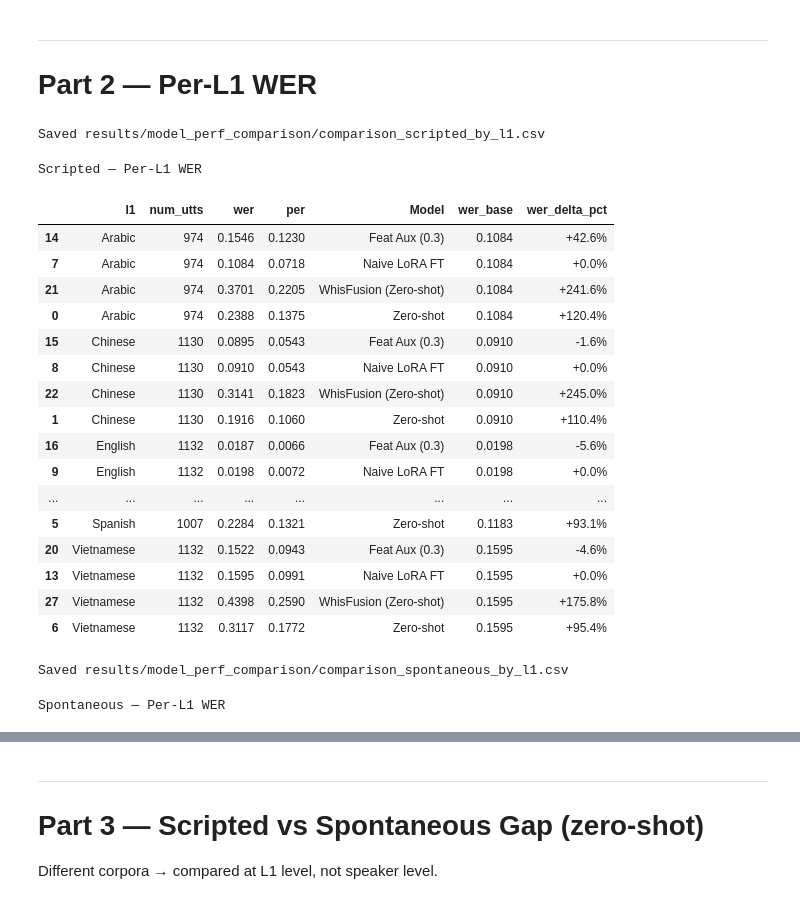
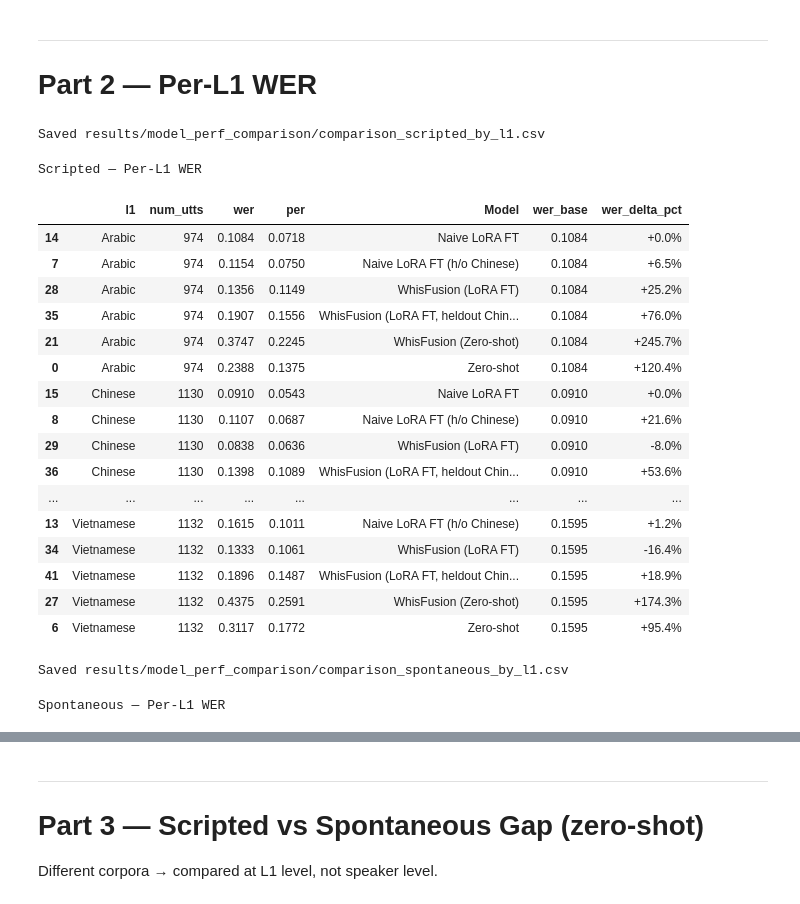
Before and after one commit to Tisya-V/accent-robust-asr, a Jupyter notebook: src/eval/model_performance_comparison.ipynb, the cells around one changed output, grey strips where cells are left out. Cells and saved outputs as stored; diff of their text form; code cells hidden in the pictures.

```diff
--- a/src/eval/model_performance_comparison.ipynb
+++ b/src/eval/model_performance_comparison.ipynb
@@ -25,16 +25,18 @@ RESULTS_DIR = "results/model_perf_comparison"
 # Keys must match {model_key} in CSV filenames; values are display labels
 MODEL_KEYS = {
     "baseline":      "Zero-shot",
-    # "baseline_lora": "Naive LoRA FT",
+    "no_aux_heldout_chinese": "Naive LoRA FT (h/o Chinese)",
     "no_aux":        "Naive LoRA FT",
     # "no_aux_heldout_chinese":        "Naive LoRA FT (heldout Chinese)",
     # "ctc_aux_l3":    "CTC Aux",
     # "feat_aux":      "Feat Aux",
     # "feat_aux_heldout_chinese":      "Feat Aux (heldout Chinese)",
-    "feat_aux0p3":      "Feat Aux (0.3)",
+    # "feat_aux0p3":      "Feat Aux (0.3)",
     # "both_aux":      "CTC + Feat",
 
     "whisfusion": "WhisFusion (Zero-shot)",
+    "whisfusion_ft": "WhisFusion (LoRA FT)",
+    "whisfusion_ft_hoc": "WhisFusion (LoRA FT, heldout Chinese)",
 }
 SPLITS = ["scripted", "spontaneous"]
 # %%
@@ -238,59 +248,77 @@ for split in SPLITS:
         (l1_df["wer"] - l1_df["wer_base"]) / l1_df["wer_base"] * 100
     )
 
     l1s = sorted(l1_df["l1"].unique())
 
+    # Explicit model order (left -> right inside each L1 group)
+    model_order = [
+        "baseline",
+        "no_aux",
+        "no_aux_heldout_chinese",
+        "whisfusion",
+        "whisfusion_ft",
+        "whisfusion_ft_hoc",
+    ]
+
+    # Keep only models present in MODEL_KEYS/results for this split
+    ordered_items = [
+        (k, MODEL_KEYS[k])
+        for k in model_order
+        if k in MODEL_KEYS and available(k, split)
+    ]
+
     fig = go.Figure()
-    for key, label in MODEL_KEYS.items():
+    for key, label in ordered_items:
         sub = l1_df[l1_df["Model"] == label].set_index("l1")
         fig.add_trace(go.Bar(
-            name = label,
-            x    = l1s,
-            y    = [sub.loc[l, "wer"] if l in sub.index else None for l in l1s],
-            text = [f"{sub.loc[l, 'wer']:.1%}" if l in sub.index else "" for l in l1s],
-            textposition = "outside",
+            name=label,
+            x=l1s,
+            y=[sub.loc[l, "wer"] if l in sub.index else None for l in l1s],
+            text=[f"{sub.loc[l, 'wer']:.1%}" if l in sub.index else "" for l in l1s],
+            textposition="outside",
         ))
+
     fig.update_layout(
-        title   = f"WER by L1 — {split.capitalize()}",
-        barmode = "group",
-        yaxis   = dict(title="WER", tickformat=".0%"),
-        legend  = dict(orientation="h", y=1.12, xanchor="center", x=0.5),
-        margin  = dict(t=80),
+        title=f"WER by L1 — {split.capitalize()}",
+        barmode="group",
+        yaxis=dict(title="WER", tickformat=".0%"),
+        legend=dict(orientation="h", y=1.12, xanchor="center", x=0.5),
+        margin=dict(t=80),
     )
     fig.show()
 
     out = Path(RESULTS_DIR) / f"comparison_{split}_by_l1.csv"
     l1_df.to_csv(out, index=False)
     print(f"Saved {out}")
     display(
         l1_df.sort_values(["l1", "Model"])
              .style.format({
                  "wer":           "{:.4f}",
                  "wer_base":      "{:.4f}",
                  "wer_delta_pct": "{:+.1f}%",
                  "per":           lambda v: f"{v:.4f}" if pd.notna(v) else "—",
              })
              .set_caption(f"{split.capitalize()} — Per-L1 WER")
     )
 # %% [output]
 Saved results/model_perf_comparison/comparison_scripted_by_l1.csv
 Scripted — Per-L1 WER
 |  | l1 | num_utts | wer | per | Model | wer_base | wer_delta_pct |
-| 14 | Arabic | 974 | 0.1546 | 0.1230 | Feat Aux (0.3) | 0.1084 | +42.6% |
-| 7 | Arabic | 974 | 0.1084 | 0.0718 | Naive LoRA FT | 0.1084 | +0.0% |
-| 21 | Arabic | 974 | 0.3701 | 0.2205 | WhisFusion (Zero-shot) | 0.1084 | +241.6% |
+| 14 | Arabic | 974 | 0.1084 | 0.0718 | Naive LoRA FT | 0.1084 | +0.0% |
+| 7 | Arabic | 974 | 0.1154 | 0.0750 | Naive LoRA FT (h/o Chinese) | 0.1084 | +6.5% |
+| 28 | Arabic | 974 | 0.1356 | 0.1149 | WhisFusion (LoRA FT) | 0.1084 | +25.2% |
+| 35 | Arabic | 974 | 0.1907 | 0.1556 | WhisFusion (LoRA FT, heldout Chin... | 0.1084 | +76.0% |
+| 21 | Arabic | 974 | 0.3747 | 0.2245 | WhisFusion (Zero-shot) | 0.1084 | +245.7% |
 | 0 | Arabic | 974 | 0.2388 | 0.1375 | Zero-shot | 0.1084 | +120.4% |
-| 15 | Chinese | 1130 | 0.0895 | 0.0543 | Feat Aux (0.3) | 0.0910 | -1.6% |
-| 8 | Chinese | 1130 | 0.0910 | 0.0543 | Naive LoRA FT | 0.0910 | +0.0% |
-| 22 | Chinese | 1130 | 0.3141 | 0.1823 | WhisFusion (Zero-shot) | 0.0910 | +245.0% |
-| 1 | Chinese | 1130 | 0.1916 | 0.1060 | Zero-shot | 0.0910 | +110.4% |
-| 16 | English | 1132 | 0.0187 | 0.0066 | Feat Aux (0.3) | 0.0198 | -5.6% |
-| 9 | English | 1132 | 0.0198 | 0.0072 | Naive LoRA FT | 0.0198 | +0.0% |
+| 15 | Chinese | 1130 | 0.0910 | 0.0543 | Naive LoRA FT | 0.0910 | +0.0% |
+| 8 | Chinese | 1130 | 0.1107 | 0.0687 | Naive LoRA FT (h/o Chinese) | 0.0910 | +21.6% |
+| 29 | Chinese | 1130 | 0.0838 | 0.0636 | WhisFusion (LoRA FT) | 0.0910 | -8.0% |
+| 36 | Chinese | 1130 | 0.1398 | 0.1089 | WhisFusion (LoRA FT, heldout Chin... | 0.0910 | +53.6% |
 | ... | ... | ... | ... | ... | ... | ... | ... |
-| 5 | Spanish | 1007 | 0.2284 | 0.1321 | Zero-shot | 0.1183 | +93.1% |
-| 20 | Vietnamese | 1132 | 0.1522 | 0.0943 | Feat Aux (0.3) | 0.1595 | -4.6% |
-| 13 | Vietnamese | 1132 | 0.1595 | 0.0991 | Naive LoRA FT | 0.1595 | +0.0% |
-| 27 | Vietnamese | 1132 | 0.4398 | 0.2590 | WhisFusion (Zero-shot) | 0.1595 | +175.8% |
+| 13 | Vietnamese | 1132 | 0.1615 | 0.1011 | Naive LoRA FT (h/o Chinese) | 0.1595 | +1.2% |
+| 34 | Vietnamese | 1132 | 0.1333 | 0.1061 | WhisFusion (LoRA FT) | 0.1595 | -16.4% |
+| 41 | Vietnamese | 1132 | 0.1896 | 0.1487 | WhisFusion (LoRA FT, heldout Chin... | 0.1595 | +18.9% |
+| 27 | Vietnamese | 1132 | 0.4375 | 0.2591 | WhisFusion (Zero-shot) | 0.1595 | +174.3% |
 | 6 | Vietnamese | 1132 | 0.3117 | 0.1772 | Zero-shot | 0.1595 | +95.4% |
 Saved results/model_perf_comparison/comparison_spontaneous_by_l1.csv
 Spontaneous — Per-L1 WER
```
Also changed, not shown: parts of 7 cells of this notebook, 12 other files.
